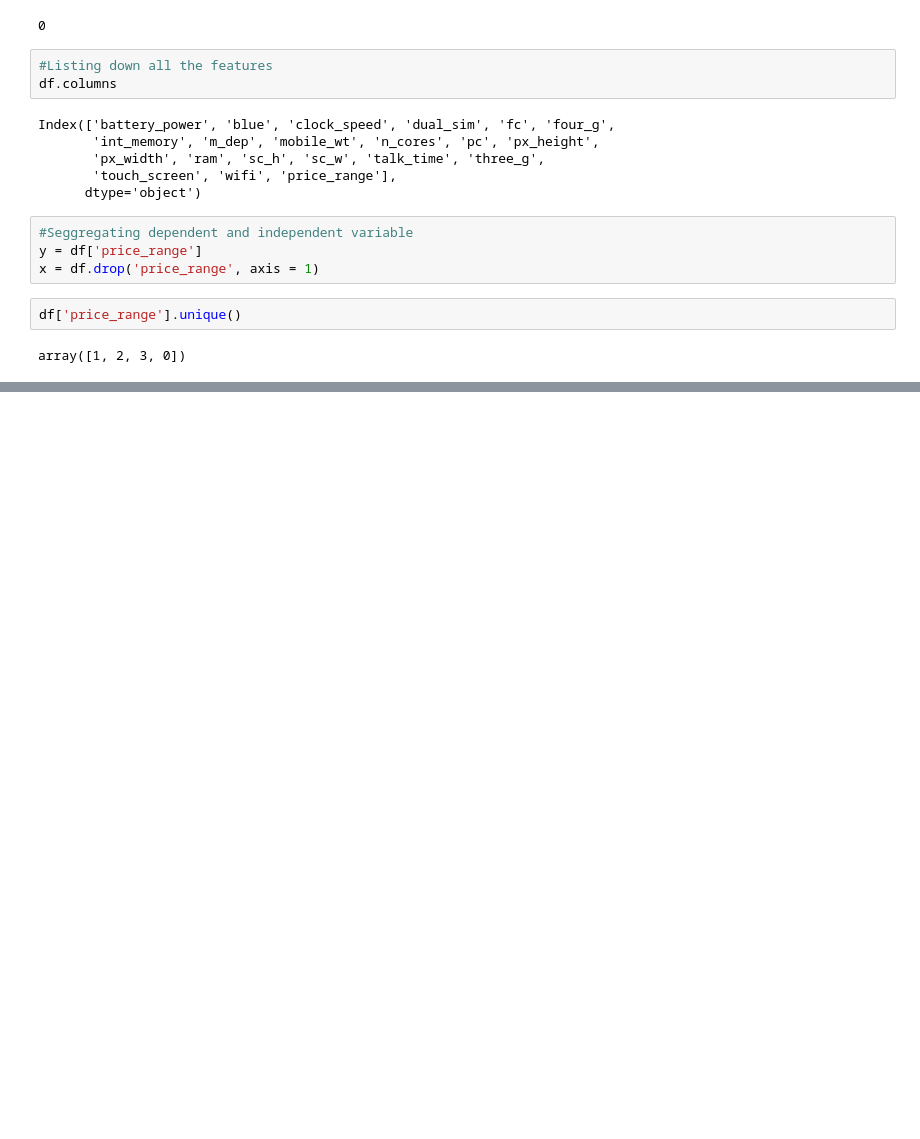
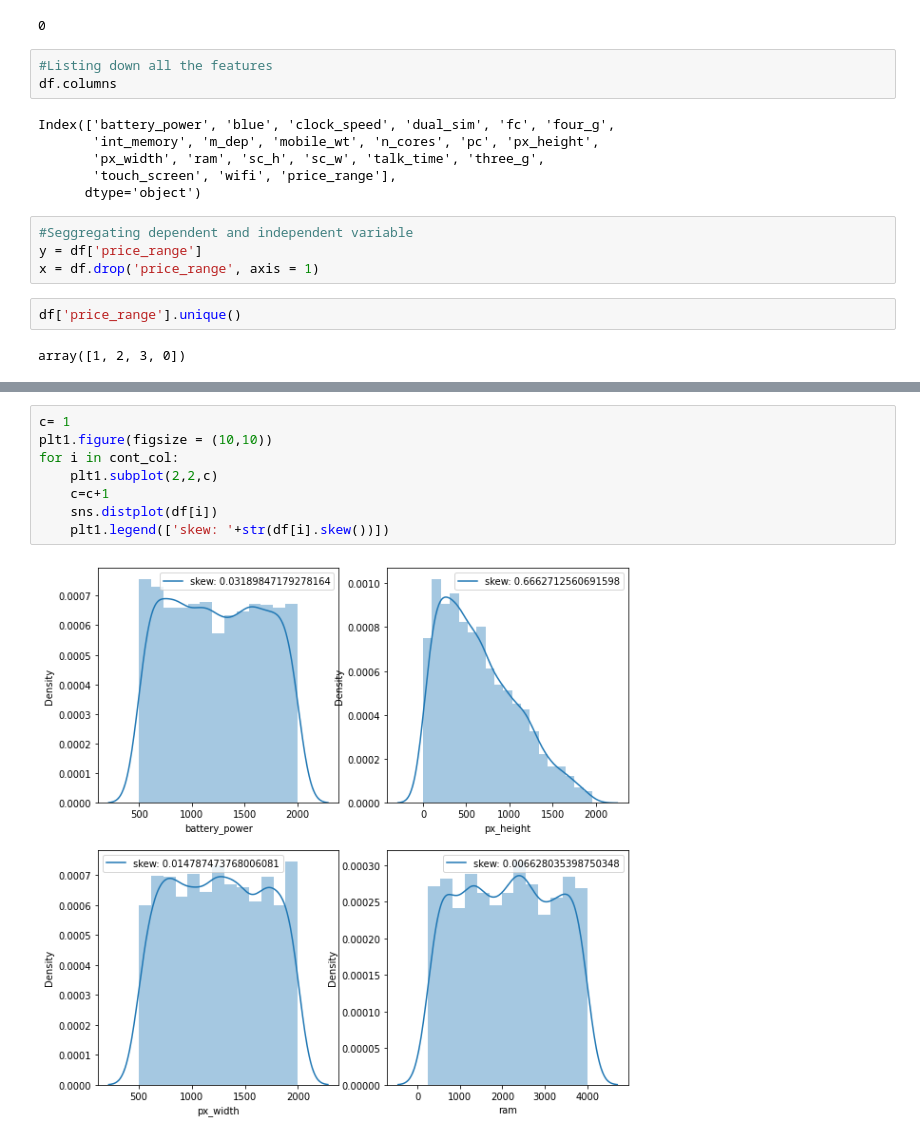
Before and after one commit to spandit98/Mobile-Price-Range-Prediction, a Jupyter notebook: Mobile_Price_Range_Prediction_Soumyadeep.ipynb, the cells around one changed output, grey strips where cells are left out. Saved outputs shown, nothing was run; the diff lists cells and outputs as text; blank space fills up the shorter version.

```diff
--- a/Mobile_Price_Range_Prediction_Soumyadeep.ipynb
+++ b/Mobile_Price_Range_Prediction_Soumyadeep.ipynb
@@ -180,0 +212,10 @@ plt1.show()
+# %%
+c= 1
+plt1.figure(figsize = (10,10))
+for i in cont_col:
+    plt1.subplot(2,2,c)
+    c=c+1
+    sns.distplot(df[i])
+    plt1.legend(['skew: '+str(df[i].skew())])
+# %% [output]
+[figure, added]
```
Also changed, not shown: parts of 11 cells of this notebook.
